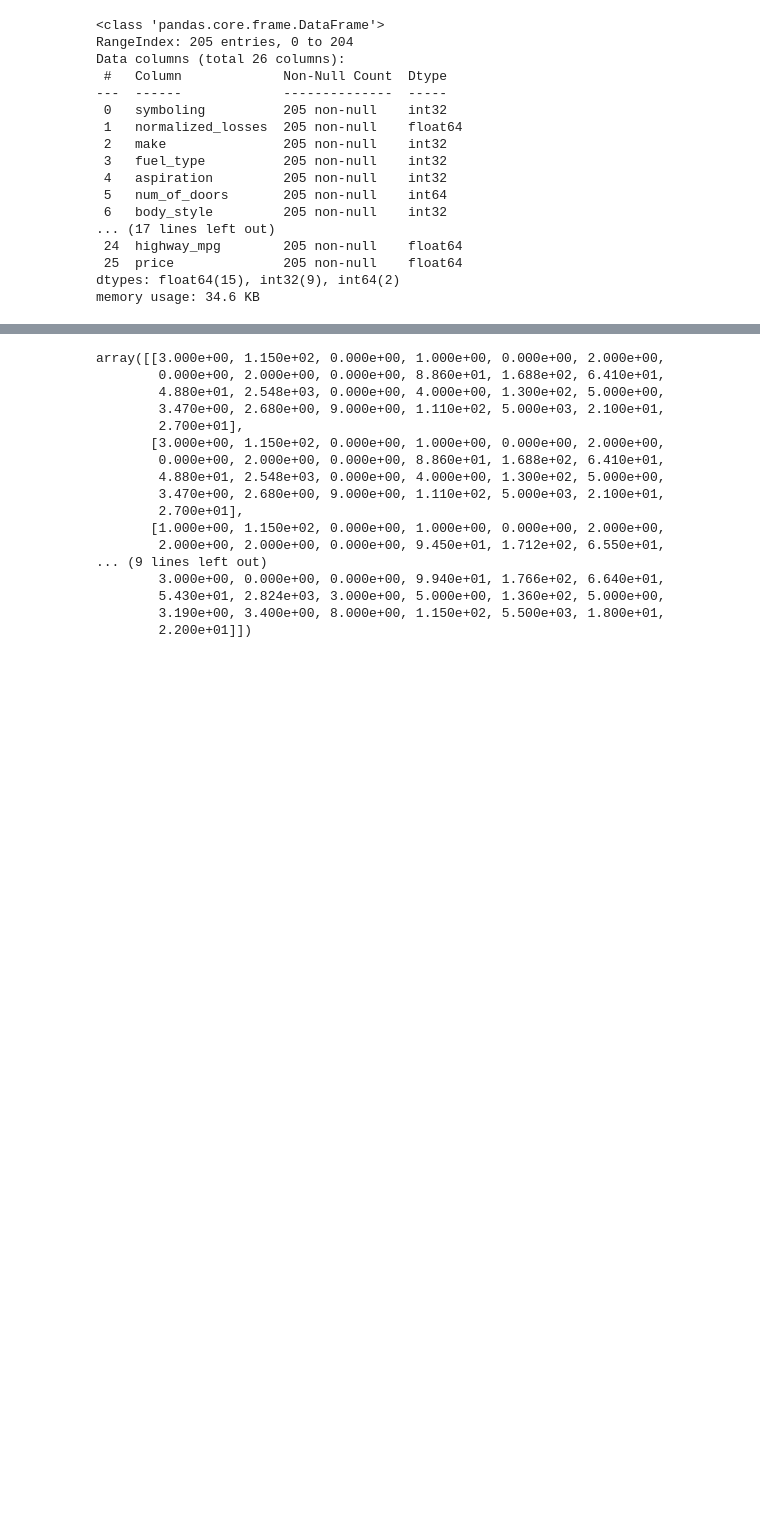
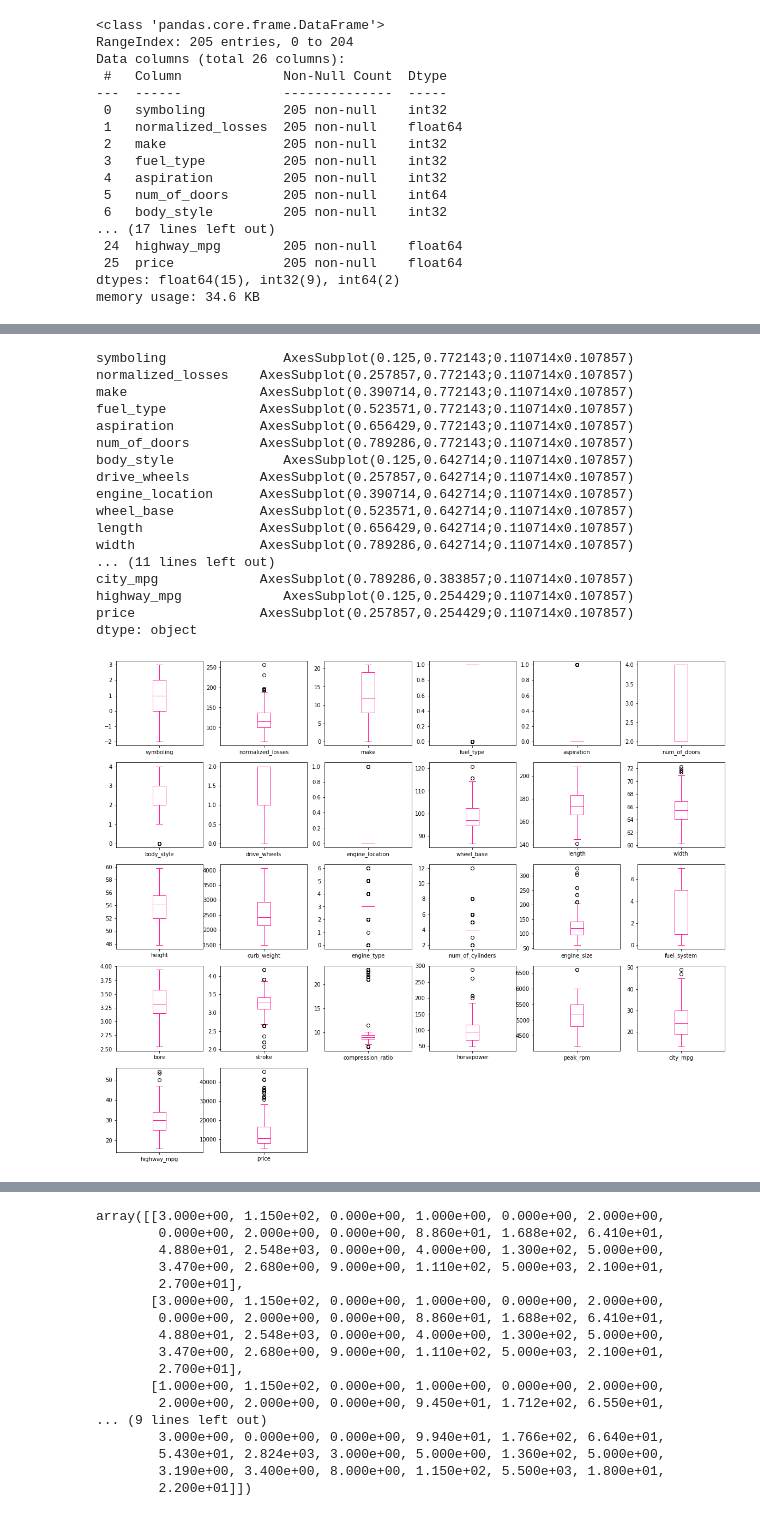
Before and after one commit to guldenturgay/auto-price, a Jupyter notebook: auto-price.ipynb, the cells around one changed output, grey strips where cells are left out. Cells and saved outputs as stored; diff of their text form; code cells hidden in the pictures; blank space fills up the shorter version.

```diff
--- a/auto-price.ipynb
+++ b/auto-price.ipynb
@@ -192,0 +215,21 @@ memory usage: 34.6 KB
+# %%
+auto_price.plot(kind='box', subplots=True, layout=(6,6), figsize=(20, 20), color='deeppink')
+# %% [output]
+symboling               AxesSubplot(0.125,0.772143;0.110714x0.107857)
+normalized_losses    AxesSubplot(0.257857,0.772143;0.110714x0.107857)
+make                 AxesSubplot(0.390714,0.772143;0.110714x0.107857)
+fuel_type            AxesSubplot(0.523571,0.772143;0.110714x0.107857)
+aspiration           AxesSubplot(0.656429,0.772143;0.110714x0.107857)
+num_of_doors         AxesSubplot(0.789286,0.772143;0.110714x0.107857)
+body_style              AxesSubplot(0.125,0.642714;0.110714x0.107857)
+drive_wheels         AxesSubplot(0.257857,0.642714;0.110714x0.107857)
+engine_location      AxesSubplot(0.390714,0.642714;0.110714x0.107857)
+wheel_base           AxesSubplot(0.523571,0.642714;0.110714x0.107857)
+length               AxesSubplot(0.656429,0.642714;0.110714x0.107857)
+width                AxesSubplot(0.789286,0.642714;0.110714x0.107857)
+... (11 lines left out)
+city_mpg             AxesSubplot(0.789286,0.383857;0.110714x0.107857)
+highway_mpg             AxesSubplot(0.125,0.254429;0.110714x0.107857)
+price                AxesSubplot(0.257857,0.254429;0.110714x0.107857)
+dtype: object
+[figure, added]
```
Also changed, not shown: parts of 34 cells of this notebook, 5 other files.
